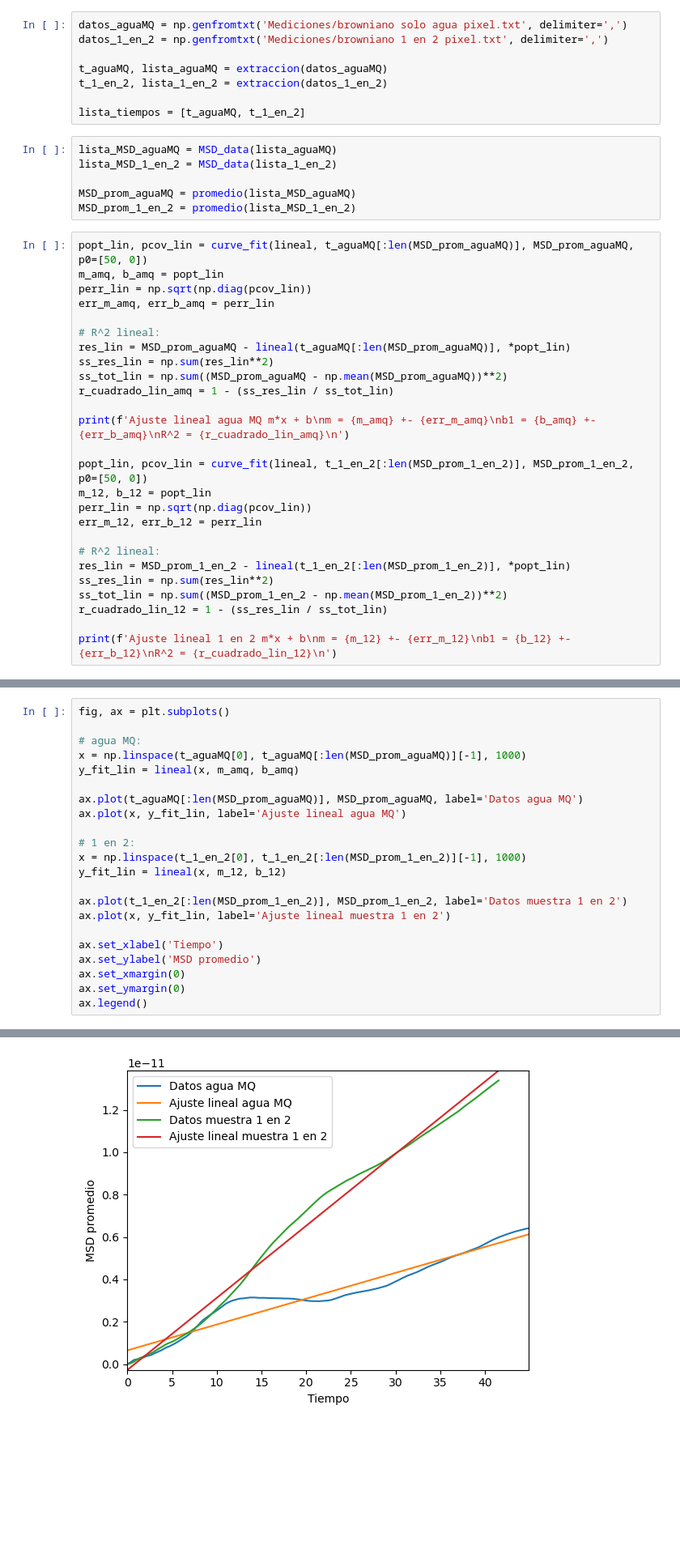
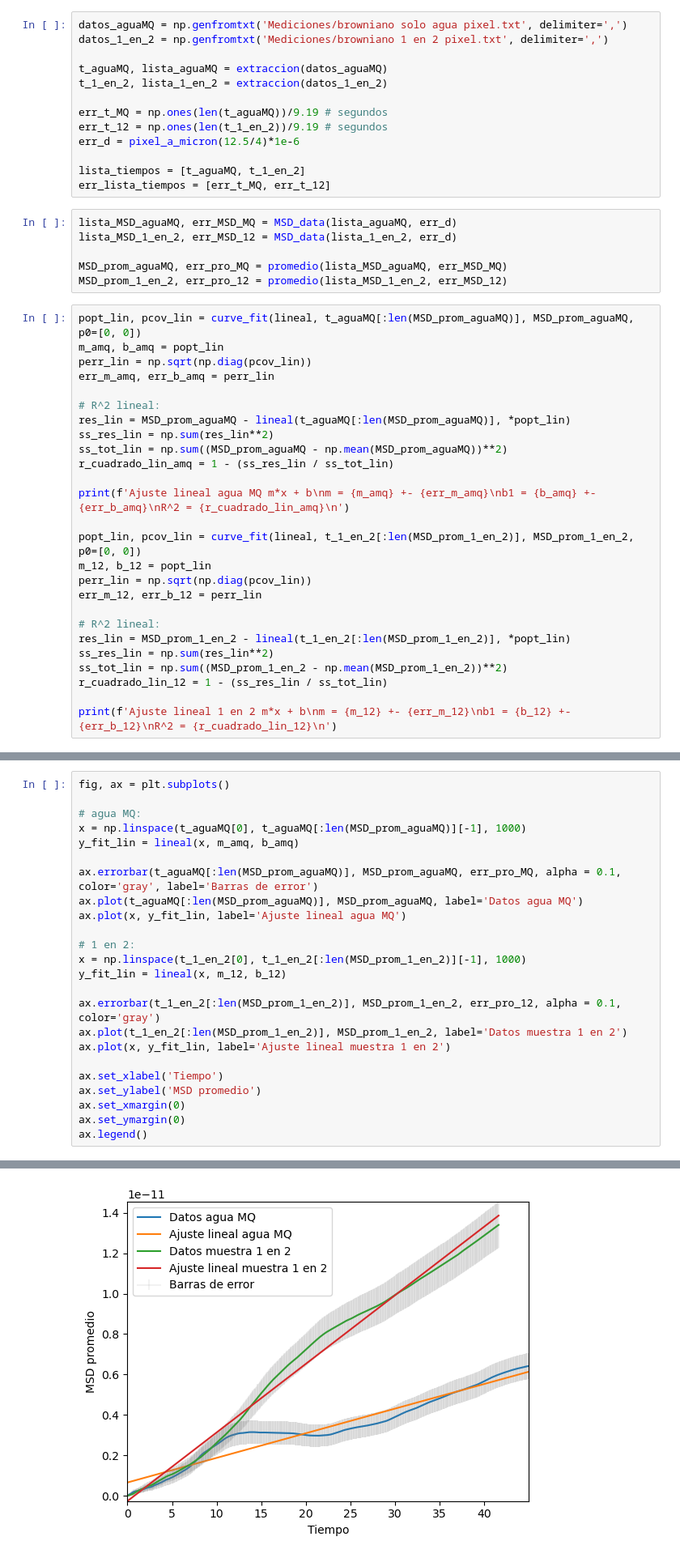
Before and after one commit to gardianc/Pinzas--pticas, a Jupyter notebook: comparaciones.ipynb, the cells around one changed output, grey strips where cells are left out. Shown: that part at 81% size. Saved outputs shown, nothing was run; the diff lists cells and outputs as text; blank space fills up the shorter version.

```diff
--- a/comparaciones.ipynb
+++ b/comparaciones.ipynb
@@ -70,15 +88,20 @@ datos_1_en_2 = np.genfromtxt('Mediciones/browniano 1 en 2 pixel.txt', delimiter=
 t_aguaMQ, lista_aguaMQ = extraccion(datos_aguaMQ)
 t_1_en_2, lista_1_en_2 = extraccion(datos_1_en_2)
 
+err_t_MQ = np.ones(len(t_aguaMQ))/9.19 # segundos
+err_t_12 = np.ones(len(t_1_en_2))/9.19 # segundos
+err_d = pixel_a_micron(12.5/4)*1e-6
+
 lista_tiempos = [t_aguaMQ, t_1_en_2]
+err_lista_tiempos = [err_t_MQ, err_t_12]
 # %%
-lista_MSD_aguaMQ = MSD_data(lista_aguaMQ)
-lista_MSD_1_en_2 = MSD_data(lista_1_en_2)
+lista_MSD_aguaMQ, err_MSD_MQ = MSD_data(lista_aguaMQ, err_d)
+lista_MSD_1_en_2, err_MSD_12 = MSD_data(lista_1_en_2, err_d)
 
-MSD_prom_aguaMQ = promedio(lista_MSD_aguaMQ)
-MSD_prom_1_en_2 = promedio(lista_MSD_1_en_2)
+MSD_prom_aguaMQ, err_pro_MQ = promedio(lista_MSD_aguaMQ, err_MSD_MQ)
+MSD_prom_1_en_2, err_pro_12 = promedio(lista_MSD_1_en_2, err_MSD_12)
 # %%
-popt_lin, pcov_lin = curve_fit(lineal, t_aguaMQ[:len(MSD_prom_aguaMQ)], MSD_prom_aguaMQ, p0=[50, 0])
+popt_lin, pcov_lin = curve_fit(lineal, t_aguaMQ[:len(MSD_prom_aguaMQ)], MSD_prom_aguaMQ, p0=[0, 0])
 m_amq, b_amq = popt_lin
 perr_lin = np.sqrt(np.diag(pcov_lin))
 err_m_amq, err_b_amq = perr_lin
@@ -91,7 +114,7 @@ r_cuadrado_lin_amq = 1 - (ss_res_lin / ss_tot_lin)
 
 print(f'Ajuste lineal agua MQ m*x + b\nm = {m_amq} +- {err_m_amq}\nb1 = {b_amq} +- {err_b_amq}\nR^2 = {r_cuadrado_lin_amq}\n')
 
-popt_lin, pcov_lin = curve_fit(lineal, t_1_en_2[:len(MSD_prom_1_en_2)], MSD_prom_1_en_2, p0=[50, 0])
+popt_lin, pcov_lin = curve_fit(lineal, t_1_en_2[:len(MSD_prom_1_en_2)], MSD_prom_1_en_2, p0=[0, 0])
 m_12, b_12 = popt_lin
 perr_lin = np.sqrt(np.diag(pcov_lin))
 err_m_12, err_b_12 = perr_lin
@@ -116,26 +139,28 @@ R^2 = 0.9888496883722956
 # %%
 fig, ax = plt.subplots()
 
 # agua MQ:
 x = np.linspace(t_aguaMQ[0], t_aguaMQ[:len(MSD_prom_aguaMQ)][-1], 1000)
 y_fit_lin = lineal(x, m_amq, b_amq)
 
+ax.errorbar(t_aguaMQ[:len(MSD_prom_aguaMQ)], MSD_prom_aguaMQ, err_pro_MQ, alpha = 0.1, color='gray', label='Barras de error')
 ax.plot(t_aguaMQ[:len(MSD_prom_aguaMQ)], MSD_prom_aguaMQ, label='Datos agua MQ')
 ax.plot(x, y_fit_lin, label='Ajuste lineal agua MQ')
 
 # 1 en 2:
 x = np.linspace(t_1_en_2[0], t_1_en_2[:len(MSD_prom_1_en_2)][-1], 1000)
 y_fit_lin = lineal(x, m_12, b_12)
 
+ax.errorbar(t_1_en_2[:len(MSD_prom_1_en_2)], MSD_prom_1_en_2, err_pro_12, alpha = 0.1, color='gray')
 ax.plot(t_1_en_2[:len(MSD_prom_1_en_2)], MSD_prom_1_en_2, label='Datos muestra 1 en 2')
 ax.plot(x, y_fit_lin, label='Ajuste lineal muestra 1 en 2')
 
 ax.set_xlabel('Tiempo')
 ax.set_ylabel('MSD promedio')
 ax.set_xmargin(0)
 ax.set_ymargin(0)
 ax.legend()
 # %% [output]
 <matplotlib.legend.Legend at 0x...>
-[figure, old version]
+[figure, new version]
 # %%
```
Also changed, not shown: parts of 3 cells of this notebook, 1 other file.
